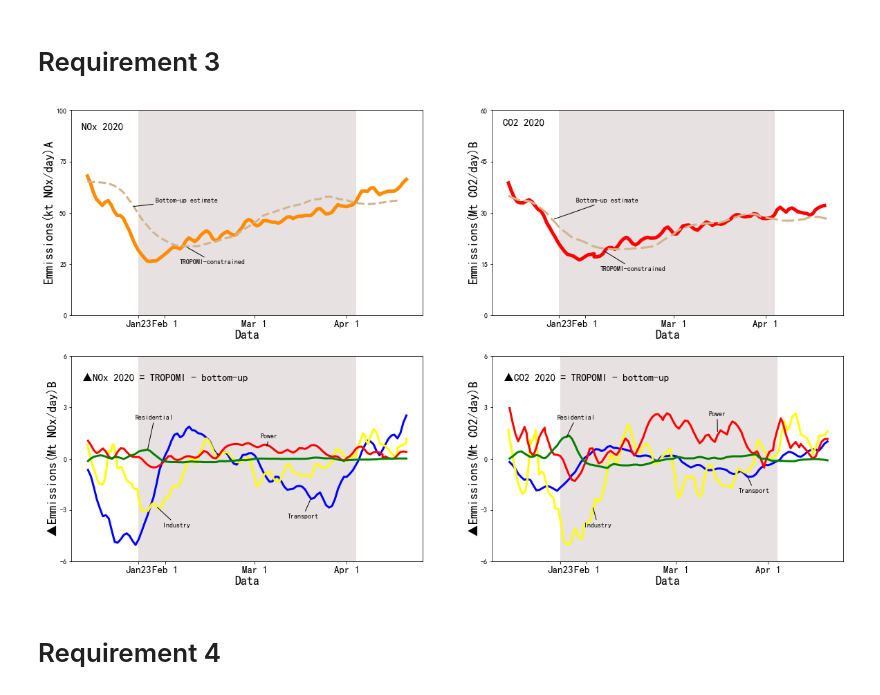
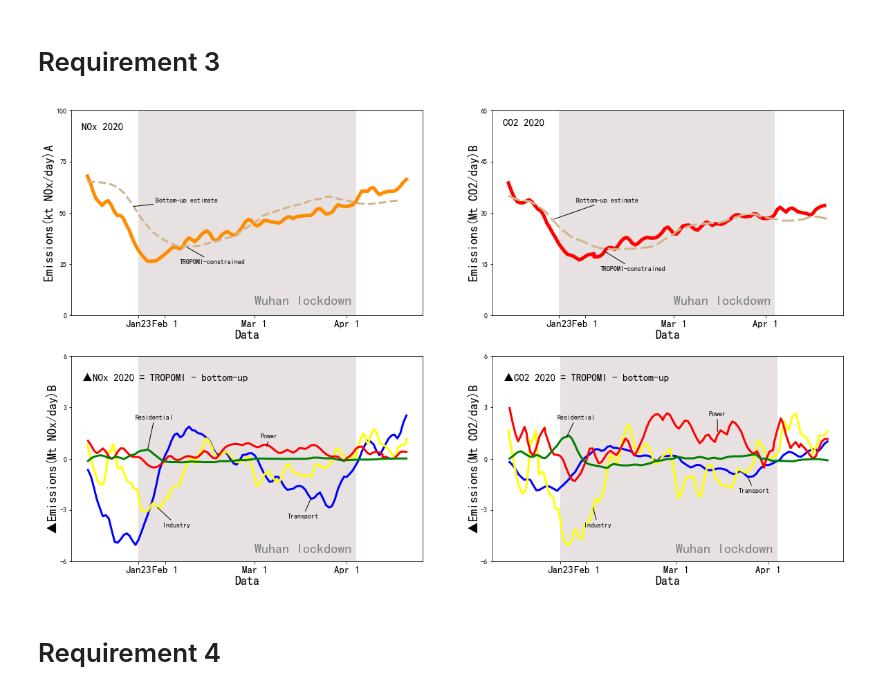
Before and after one commit to wocaishiniliu/data_visual_pro2, a Jupyter notebook: pro2.ipynb, the cells around one changed output. Cells and saved outputs as stored; diff of their text form; code cells hidden in the pictures.

Commit message:
original image and changed image

```diff
--- a/pro2.ipynb
+++ b/pro2.ipynb
@@ -16,18 +29,11 @@ plt.rcParams['axes.unicode_minus']=False
 matplotlib.rcParams['axes.unicode_minus']=False
 fig,ax=plt.subplots(2,2,figsize=(20,12))
 plt.rcParams['font.sans-serif'] = ['SimHei']
-a1 = pd.read_csv(r".\A曲线.csv").sort_values(by = ["x"])
-a2 = pd.read_csv(r".\A虚线.csv").sort_values(by = ["x"])
-b1 = pd.read_csv(r".\B曲线.csv").sort_values(by = ["x"])
-b2 = pd.read_csv(r".\B虚线.csv").sort_values(by = ["x"])
-c_blue = pd.read_csv(r".\C蓝.csv").sort_values(by = ["x"])
-c_yellow = pd.read_csv(r".\C黄.csv").sort_values(by = ["x"])
-c_red = pd.read_csv(r".\C红.csv").sort_values(by = ["x"])
-c_green = pd.read_csv(r".\C绿.csv").sort_values(by = ["x"])
-d_blue = pd.read_csv(r".\D蓝.csv").sort_values(by = ["x"])
-d_yellow = pd.read_csv(r".\D黄.csv").sort_values(by = ["x"])
-d_red = pd.read_csv(r".\D红.csv").sort_values(by = ["x"])
-d_green = pd.read_csv(r".\D绿.csv").sort_values(by = ["x"])
+ax[0,0].text(58,5,"Wuhan lockdown",fontsize=20,color='gray')
+ax[0,1].text(58,3,"Wuhan lockdown",fontsize=20,color='gray')
+ax[1,0].text(58,-5.5,"Wuhan lockdown",fontsize=20,color='gray')
+ax[1,1].text(58,-5.5,"Wuhan lockdown",fontsize=20,color='gray')
+
 ax[0,0].add_patch(patches.Rectangle((19, 0),width=73, height=100, color='#E7E1E1'))
 ax[0,0].plot(a1["x"], a1["y"],color='darkorange',linewidth=5)
 ax[0,0].plot(a2["x"], a2["y"],color='tan',linewidth=3,linestyle='--')
@@ -35,7 +41,7 @@ ax[0,0].set_yticks([0,25,50,75,100])
 ax[0,0].set_xticks([19,28,58,89])
 ax[0,0].set_xticklabels(['Jan23','Feb 1','Mar 1','Apr 1'],fontdict={'size':15})
 ax[0,0].set_ylim(0, 100)
-ax[0,0].set_ylabel('Emmissions(kt NOx/day)A',fontdict={'size':18},labelpad=2)
+ax[0,0].set_ylabel('Emissions(kt NOx/day)A',fontdict={'size':18},labelpad=2)
 ax[0,0].set_xlabel('Data',fontdict={'size':18},labelpad=2)
 ax[0,0].text(0,90.55,"NOx 2020",fontsize=15)
 ax[0,0].annotate(text='Bottom-up estimate',xy=(17,53),xytext=(25,55),arrowprops=dict(arrowstyle = '-'))
@@ -45,7 +51,7 @@ ax[0,1].set_ylim(0, 60)
 ax[0,1].plot(b1["x"], b1["y"],color='red',linewidth=5)
 ax[0,1].plot(b2["x"], b2["y"], dashes=[6,2],color='tan',linewidth=3,linestyle='--')
 ax[0,1].set_yticks([0,15,30,45,60])
-ax[0,1].set_ylabel('Emmissions(Mt CO2/day)B',fontdict={'size':18},labelpad=2)
+ax[0,1].set_ylabel('Emissions(Mt CO2/day)B',fontdict={'size':18},labelpad=2)
 ax[0,1].text(0,55.55,"CO2 2020",fontsize=15)
 ax[0,1].annotate(text='Bottom-up estimate',xy=(17,28),xytext=(25,33),arrowprops=dict(arrowstyle = '-'))
 ax[0,1].annotate(text='TROPOMI-constrained',xy=(34,19),xytext=(33,13),arrowprops=dict(arrowstyle = '-'))
@@ -57,35 +63,35 @@ ax[1,0].set_ylim(-6, 6)
 ax[1,0].plot(c_blue["x"], c_blue["y"],c="blue",linewidth=3)
 ax[1,0].plot(c_yellow["x"], c_yellow["y"], c="yellow",linewidth=3)
 ax[1,0].plot(c_red["x"], c_red["y"], c="red",linewidth=3)
 ax[1,0].plot(c_green["x"], c_green["y"], c="green",linewidth=3)
 ax[1,0].set_yticks([-6,-3,0,3,6])
-ax[1,0].set_ylabel('▲Emmissions(Mt NOx/day)B',fontdict={'size':18},labelpad=2)
+ax[1,0].set_ylabel('▲Emissions(Mt NOx/day)B',fontdict={'size':18},labelpad=2)
 ax[1,0].text(0,4.55,"▲NOx 2020 = TROPOMI - bottom-up",fontsize=15)
 ax[1,0].annotate(text='Residential',xy=(22,0.5),xytext=(18,2.3),arrowprops=dict(arrowstyle = '-'))
 ax[1,0].annotate(text='Power',xy=(62,0.65),xytext=(60,1.2),arrowprops=dict(arrowstyle = '-'))
 ax[1,0].annotate(text='Industry',xy=(25,-2.8),xytext=(27,-4),arrowprops=dict(arrowstyle = '-'))
 ax[1,0].annotate(text='Transport',xy=(77,-2.3),xytext=(69,-3.5),arrowprops=dict(arrowstyle = '-'))
 ax[1,0].set_xlabel('Data',fontdict={'size':18},labelpad=2)
 ax[1,0].set_xticks([19,28,58,89])
 ax[1,0].set_xticklabels(['Jan23','Feb 1','Mar 1','Apr 1'],fontdict={'size':15})
 ax[1,1].add_patch(patches.Rectangle((19, -6),width=73, height=12, color='#E7E1E1'))
 ax[1,1].set_ylim(-6, 6)
 ax[1,1].plot(d_blue["x"], d_blue["y"],c="blue",linewidth=3)
 ax[1,1].plot(d_yellow["x"], d_yellow["y"], c="yellow",linewidth=3)
 ax[1,1].plot(d_red["x"], d_red["y"], c="red",linewidth=3)
 ax[1,1].plot(d_green["x"], d_green["y"], c="green",linewidth=3)
 ax[1,1].set_yticks([-6,-3,0,3,6])
-ax[1,1].set_ylabel('▲Emmissions(Mt CO2/day)B',fontdict={'size':18},labelpad=2)
+ax[1,1].set_ylabel('▲Emissions(Mt CO2/day)B',fontdict={'size':18},labelpad=2)
 ax[1,1].text(0,4.55,"▲CO2 2020 = TROPOMI - bottom-up",fontsize=15)
 ax[1,1].annotate(text='Residential',xy=(21,1.2),xytext=(18,2.3),arrowprops=dict(arrowstyle = '-'))
 ax[1,1].annotate(text='Power',xy=(72,1.5),xytext=(69,2.5),arrowprops=dict(arrowstyle = '-'))
 ax[1,1].annotate(text='Industry',xy=(30,-2.8),xytext=(27,-4),arrowprops=dict(arrowstyle = '-'))
 ax[1,1].annotate(text='Transport',xy=(82,-1),xytext=(79,-2),arrowprops=dict(arrowstyle = '-'))
 ax[1,1].set_xlabel('Data',fontdict={'size':18},labelpad=2)
 ax[1,1].set_xticks([19,28,58,89])
 ax[1,1].set_xticklabels(['Jan23','Feb 1','Mar 1','Apr 1'],fontdict={'size':15})
 plt.show()
 # %% [output]
-[figure, old version]
+[figure, new version]
 # %% [markdown]
 # Requirement 4
```
Also changed, not shown: parts of 3 cells of this notebook.
